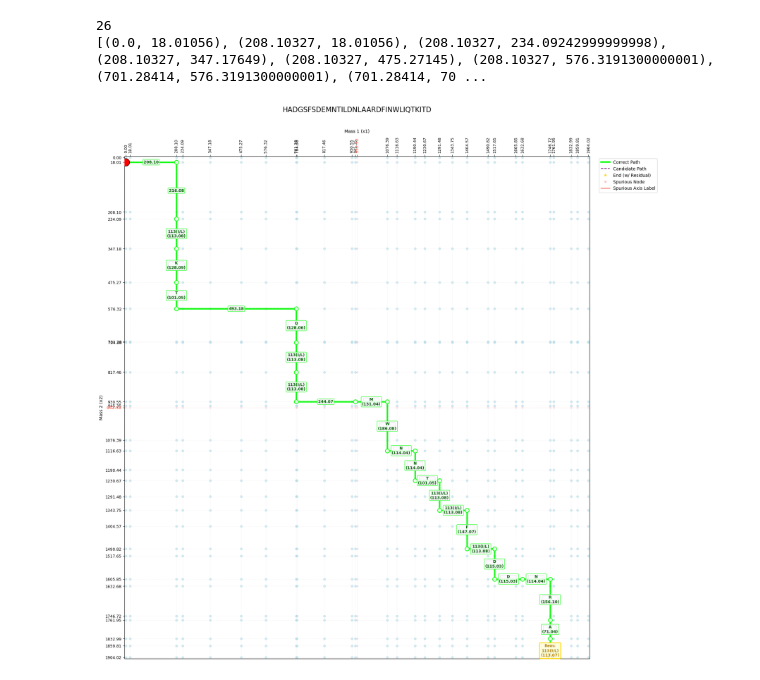
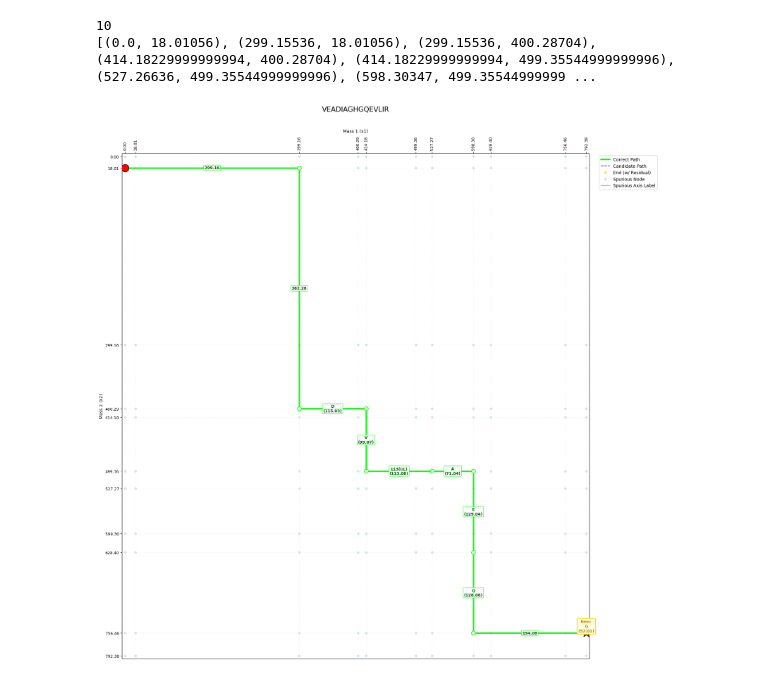
Before and after one commit to Kevinxsn/2D_spec_dict, a Jupyter notebook: anti_symmetric/comp_anti_symmetric.ipynb, the cells around one changed output. Cells and saved outputs as stored; diff of their text form; code cells hidden in the pictures.

```diff
--- a/anti_symmetric/comp_anti_symmetric.ipynb
+++ b/anti_symmetric/comp_anti_symmetric.ipynb
@@ -20,10 +20,12 @@ parent_dir = current_dir.parent
 # Directories containing your modules
 vis_dir = parent_dir / "vis"
 connected_graphs_dir = parent_dir / "vis_connect"
+long_dir = parent_dir / "long_peptide"
 
 # Put them at the front of sys.path
 sys.path.insert(0, str(vis_dir))
 sys.path.insert(0, str(connected_graphs_dir))
+sys.path.insert(0, str(long_dir))
 
 import data_parse
 import util
@@ -479,42 +481,45 @@ if __name__ =='__main__':
 
     allowed_mass_list = list(AA_MASSES.values()) + list(DOUBLE_AA_MASSES.values()) + list(TRIPLE_AA_MASSES.values()) + list(QUADRA_AA_MASSES.values())
 
-    pep_seq = 'HADGSFSDEMNTILDNLAARDFINWLIQTKITD'
-    charge = 4
+    #pep_seq = 'HADGSFSDEMNTILDNLAARDFINWLIQTKITD'
+    pep_seq = 'VEADIAGHGQEVLIR'
+    charge = 3
+
     pep = peptide.Pep(f'[{pep_seq}+{charge}H]{charge}+', end_h20=True)
     #breaks = [i for i in range(1, len(pep_seq))]
-    breaks = [2, 7, 9, 10, 11, 12, 13, 14, 15, 16, 17, 18, 19, 20, 21, 22, 23, 24, 25, 26, 27, 28, 29, 30, 31]
+    #breaks = [2, 7, 9, 10, 11, 12, 13, 14, 15, 16, 17, 18, 19, 20, 21, 22, 23, 24, 25, 26, 27, 28, 29, 30, 31]
+    breaks = [3, 4, 5, 6, 8, 9, 10, 11, 12]
 
     spec = [pep.ion_mass(f'b{i}') for i in breaks] + [pep.ion_mass(f'y{len(pep_seq) - i}') for i in breaks]
     spec = [i-1 for i in spec]
     spec = [0] + [18.01056] + spec + [pep.pep_mass] + [938.464043*3-1, 953.522196-1]
     spec.sort()
     sorted_array = spec
-    mid_point = len(sorted_array) // 2 + 2
+    mid_point = len(sorted_array) // 2
     lower_half = sorted_array[:mid_point]
     upper_half = sorted_array[mid_point:]
     lower_half.sort()
     graph = construct_graph_nodes(lower_half)
     graph = build_adjacency_graph(nodes = graph, allowed_masses=allowed_mass_list, total_peptide_mass=pep.pep_mass - charge*1.007276, threshold=0.05)
     length, peptide_masses, node_path = find_longest_path(graph=graph, start_node=SOURCE_NODE)
     print(length)
     print(node_path)
 
     correct = node_path[:-1]
     candidates = [correct]
 
     amino_acid_masses_switch = {v: k for k, v in amino_acid_masses_merge.items()}
 
     visualize_all_paths(lower_half, spurious_masses=[938.464043*3-1, 953.522196-1],
                          candidate_paths=candidates,
                          correct_path=correct,
                          aa_map=amino_acid_masses_switch,
                          title = pep_seq,
                          pep_mass=pep.seq_mass + 18.01056,
                          save_path= False)
 
     print()
 # %% [output]
-26
-[(0.0, 18.01056), (208.10327, 18.01056), (208.10327, 234.09242999999998), (208.10327, 347.17649), (208.10327, 475.27145), (208.10327, 576.3191300000001), (701.28414, 576.3191300000001), (701.28414, 70 ...
+10
+[(0.0, 18.01056), (299.15536, 18.01056), (299.15536, 400.28704), (414.18229999999994, 400.28704), (414.18229999999994, 499.35544999999996), (527.26636, 499.35544999999996), (598.30347, 499.35544999999 ...
-[figure, old version]
+[figure, new version]
```
Also changed, not shown: parts of 9 cells of this notebook, 2 other files.
